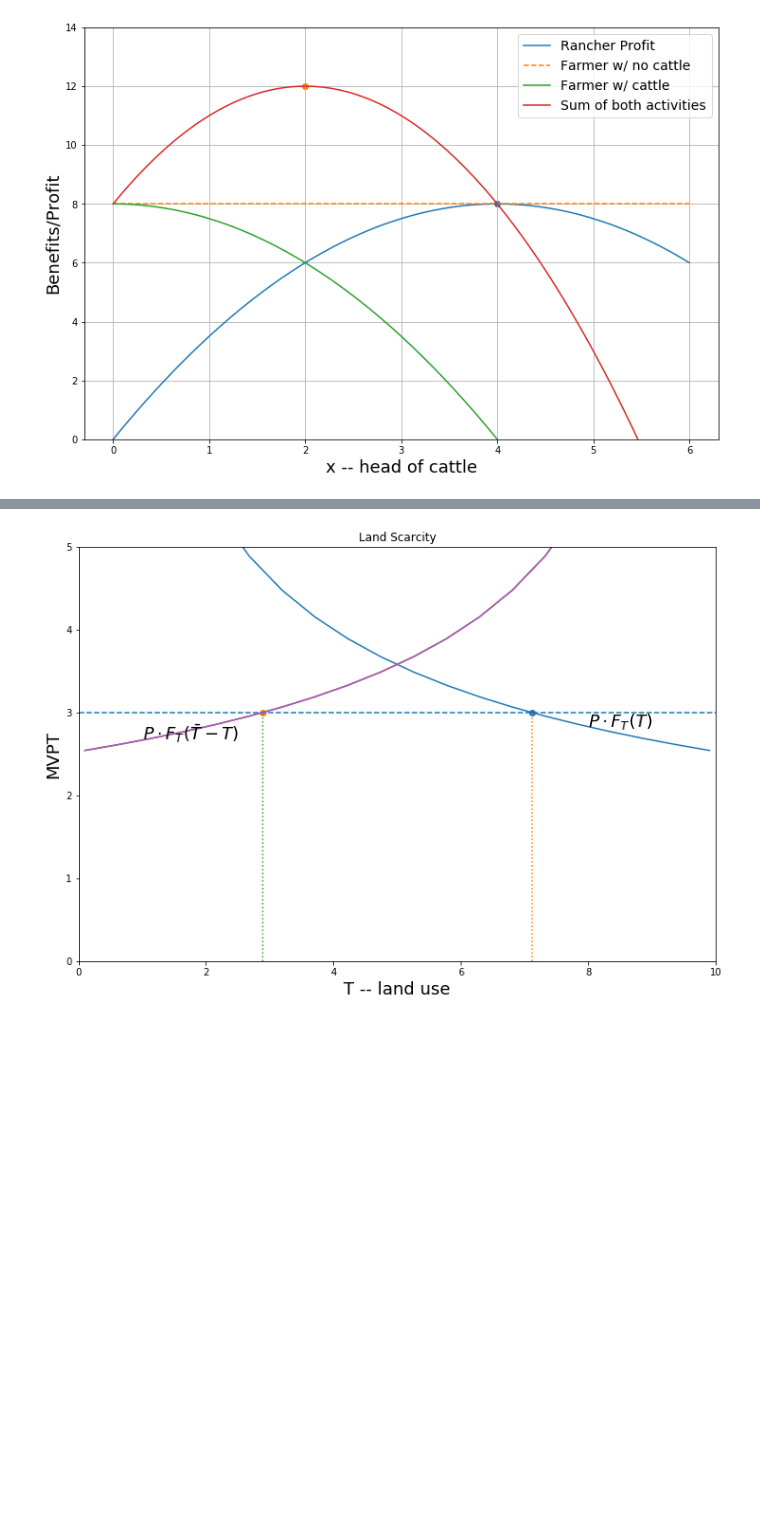
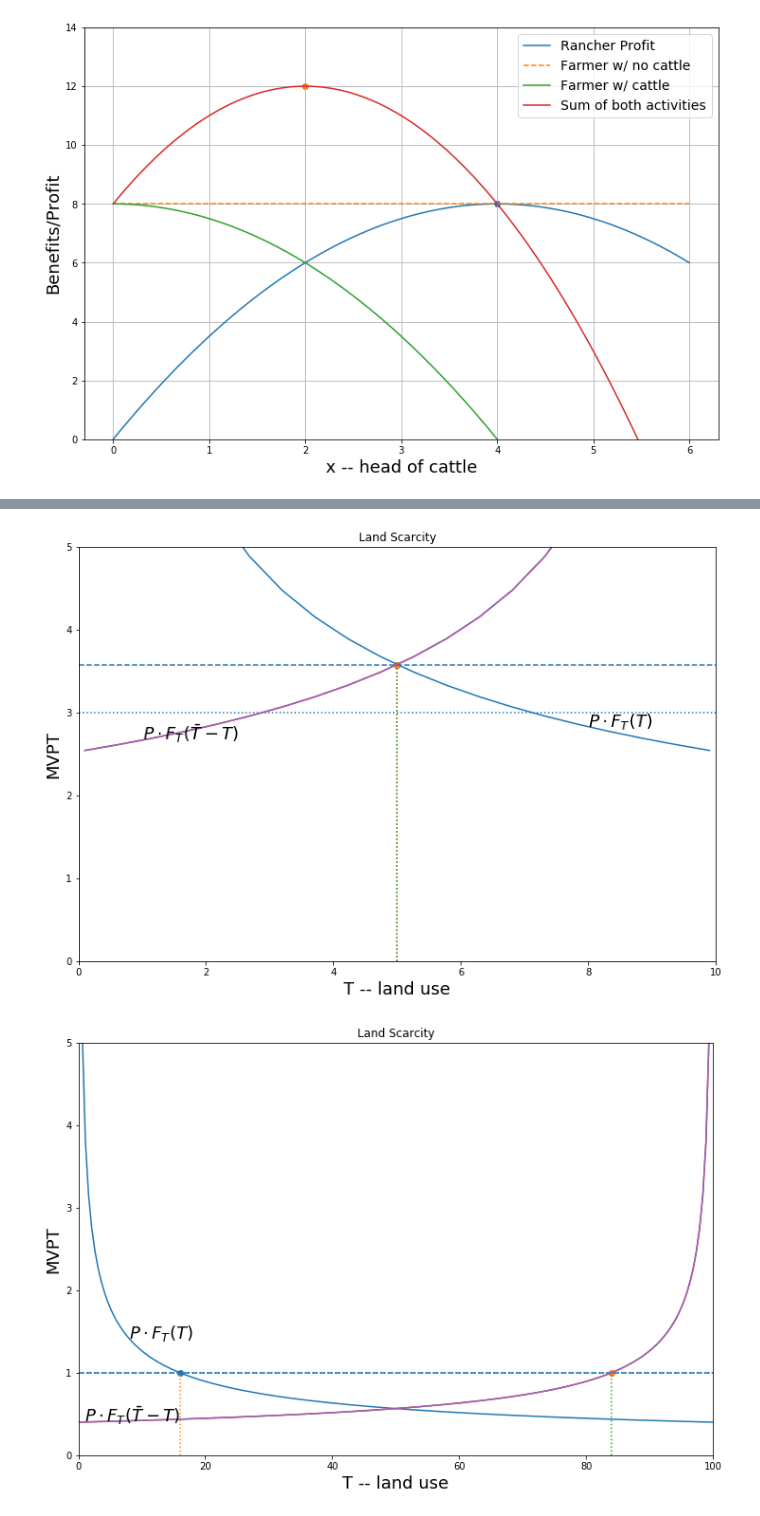
Before and after one commit to jhconning/land_uct_2019, a Jupyter notebook: notebooks/Coase.ipynb, the cells around one changed output, grey strips where cells are left out. Saved outputs shown, nothing was run; the diff lists cells and outputs as text; code cells hidden in the pictures; blank space fills up the shorter version.

```diff
--- a/notebooks/Coase.ipynb
+++ b/notebooks/Coase.ipynb
@@ -301,4 +374,4 @@ landmarket(P=5, c = 3, title = 'Open Frontier')
 # %%
-landmarket(P=8, c = 3, title = 'Land Scarcity')
+landmarket(P=8, cl = 3, title = 'Land Scarcity')
 # %% [output]
-[figure, old version]
+[figure, new version]
@@ -304,0 +383,4 @@ landmarket(P=8, c = 3, title = 'Land Scarcity')
+# %%
+landmarket(P=2, cl = 1, title = 'Land Scarcity',A=2)
+# %% [output]
+[figure, added]
```
Also changed, not shown: parts of 45 cells of this notebook, 1 other file.
